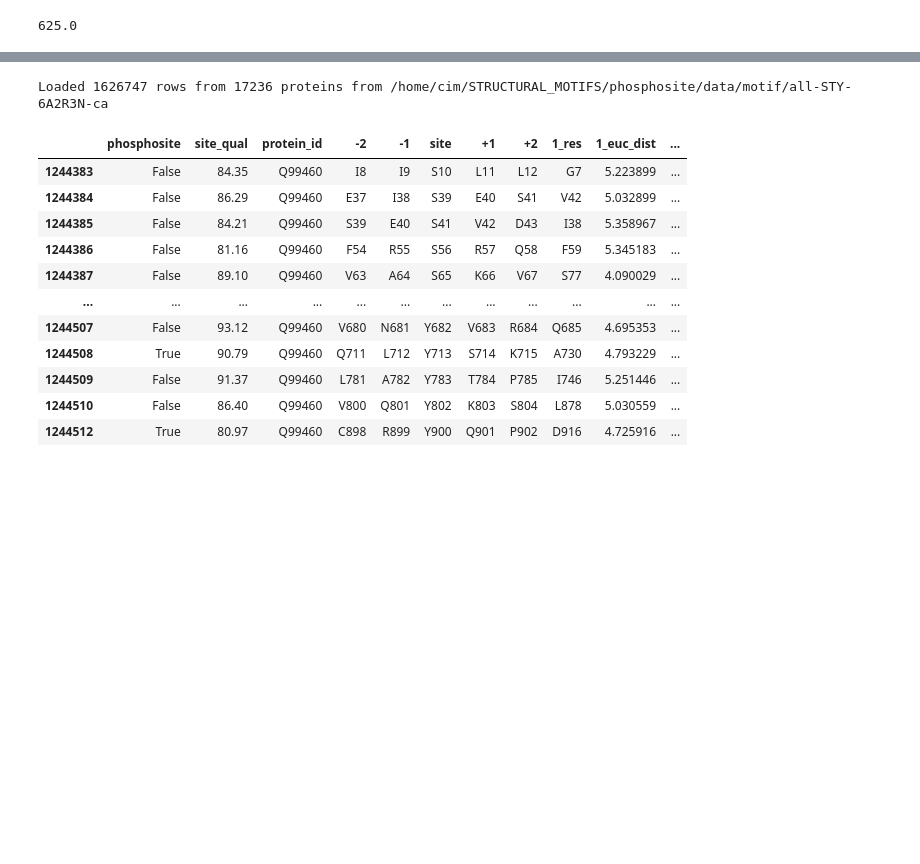
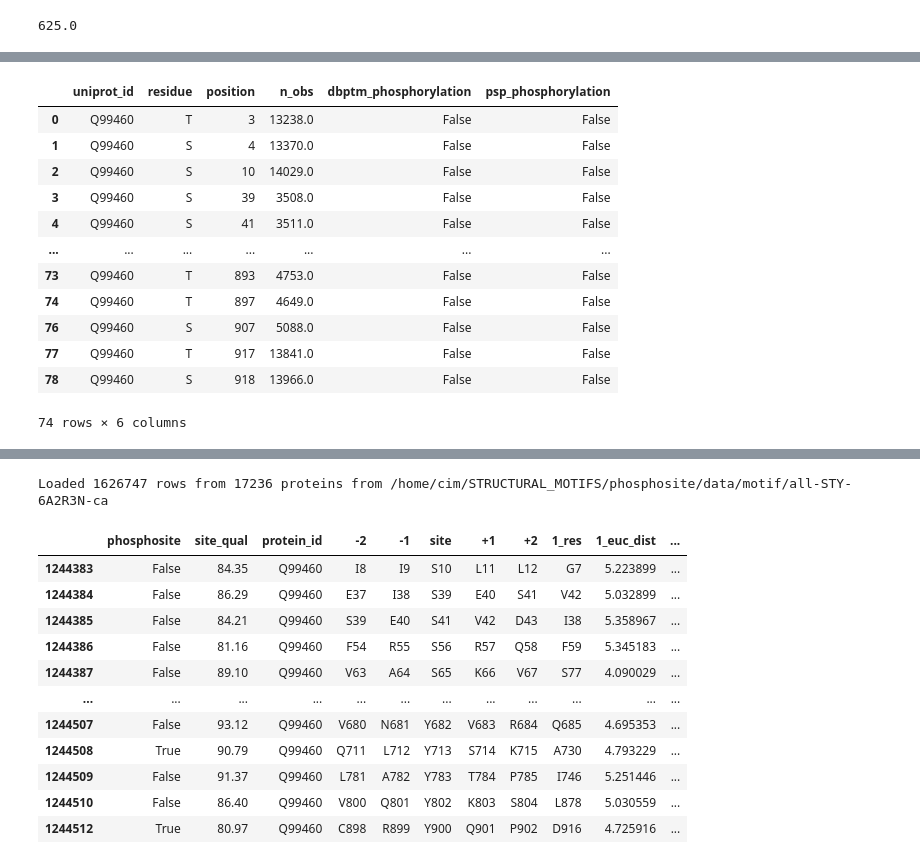
Before and after one commit to kamurani/phosphosite, a Jupyter notebook: notebooks/peptide/overlap.ipynb, the cells around one changed output, grey strips where cells are left out. Cells and saved outputs as stored; diff of their text form; code cells hidden in the pictures; blank space fills up the shorter version.

```diff
--- a/notebooks/peptide/overlap.ipynb
+++ b/notebooks/peptide/overlap.ipynb
@@ -298,0 +446,13 @@ sum(inexact) - sum(counts)
+# %%
+all_df = pd.merge(
+    filtered,
+    dbptm,
+    how="left",
+    on=["uniprot_id", "position", "residue"],
+    indicator="exists",
+)
+all_df["dbptm_phosphorylation"] = np.where(all_df.exists == 'both', True, False)
+all_df = all_df.drop("exists", axis=1)
+all_df[all_df.dbptm_phosphorylation == True]
+
+all_df.dbptm_phosphorylation.value_counts()
@@ -298,0 +463,8 @@ sum(inexact) - sum(counts)
+# %%
+# Get rid of all rows that are not phosphorylated.
+filtered = all_df[all_df.dbptm_phosphorylation == False] # not in dbptm
+
+# Get rid of rows below threshold of n_obs
+threshold = 100
+filtered = filtered[filtered.n_obs > threshold]
+filtered
@@ -298,0 +485,36 @@ sum(inexact) - sum(counts)
+# %%
+# Repeat by filtering anything out of PhosphoSitePlus
+from phosphosite.dataset import psp_filtered
+
+psp_filtered.rename(columns={"res": "residue", "pos": "position"}, inplace=True)
+psp_filtered = psp_filtered[[
+    "uniprot_id", "position", "residue",
+]]
+
+all_df = pd.merge(
+    filtered,
+    psp_filtered,
+    how="left",
+    on=["uniprot_id", "position", "residue"],
+    indicator="exists",
+)
+all_df["psp_phosphorylation"] = np.where(all_df.exists == 'both', True, False)
+all_df = all_df.drop("exists", axis=1)
+
+# Get rid of rows that are psp_phosphorylation == True
+filtered = all_df[all_df.psp_phosphorylation == False] # not in psp
+filtered
+# %% [output]
+|  | uniprot_id | residue | position | n_obs | dbptm_phosphorylation | psp_phosphorylation |
+| 0 | Q99460 | T | 3 | 13238.0 | False | False |
+| 1 | Q99460 | S | 4 | 13370.0 | False | False |
+| 2 | Q99460 | S | 10 | 14029.0 | False | False |
+| 3 | Q99460 | S | 39 | 3508.0 | False | False |
+| 4 | Q99460 | S | 41 | 3511.0 | False | False |
+| ... | ... | ... | ... | ... | ... | ... |
+| 73 | Q99460 | T | 893 | 4753.0 | False | False |
+| 74 | Q99460 | T | 897 | 4649.0 | False | False |
+| 76 | Q99460 | S | 907 | 5088.0 | False | False |
+| 77 | Q99460 | T | 917 | 13841.0 | False | False |
+| 78 | Q99460 | S | 918 | 13966.0 | False | False |
+74 rows × 6 columns
```
Also changed, not shown: parts of 34 cells of this notebook, 3 other files.
